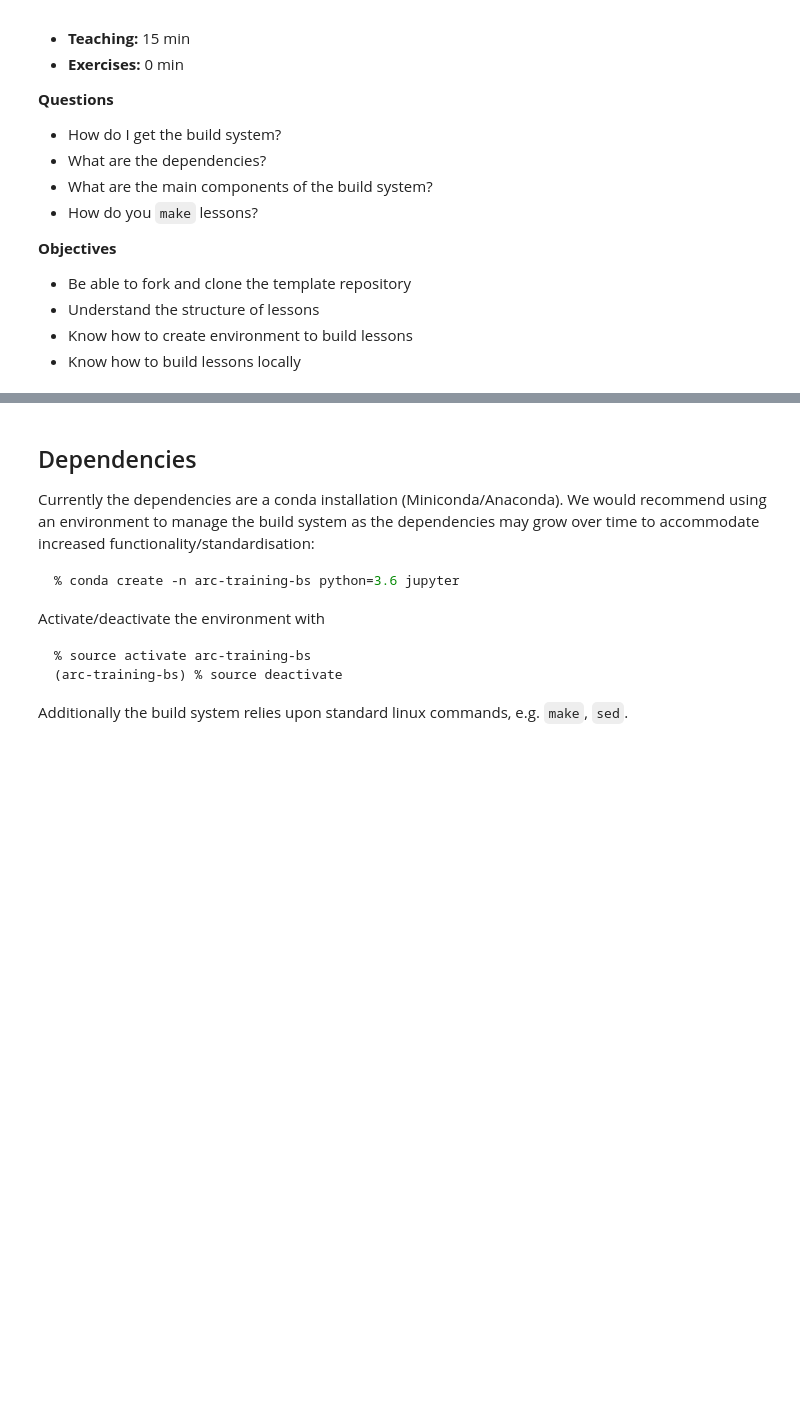
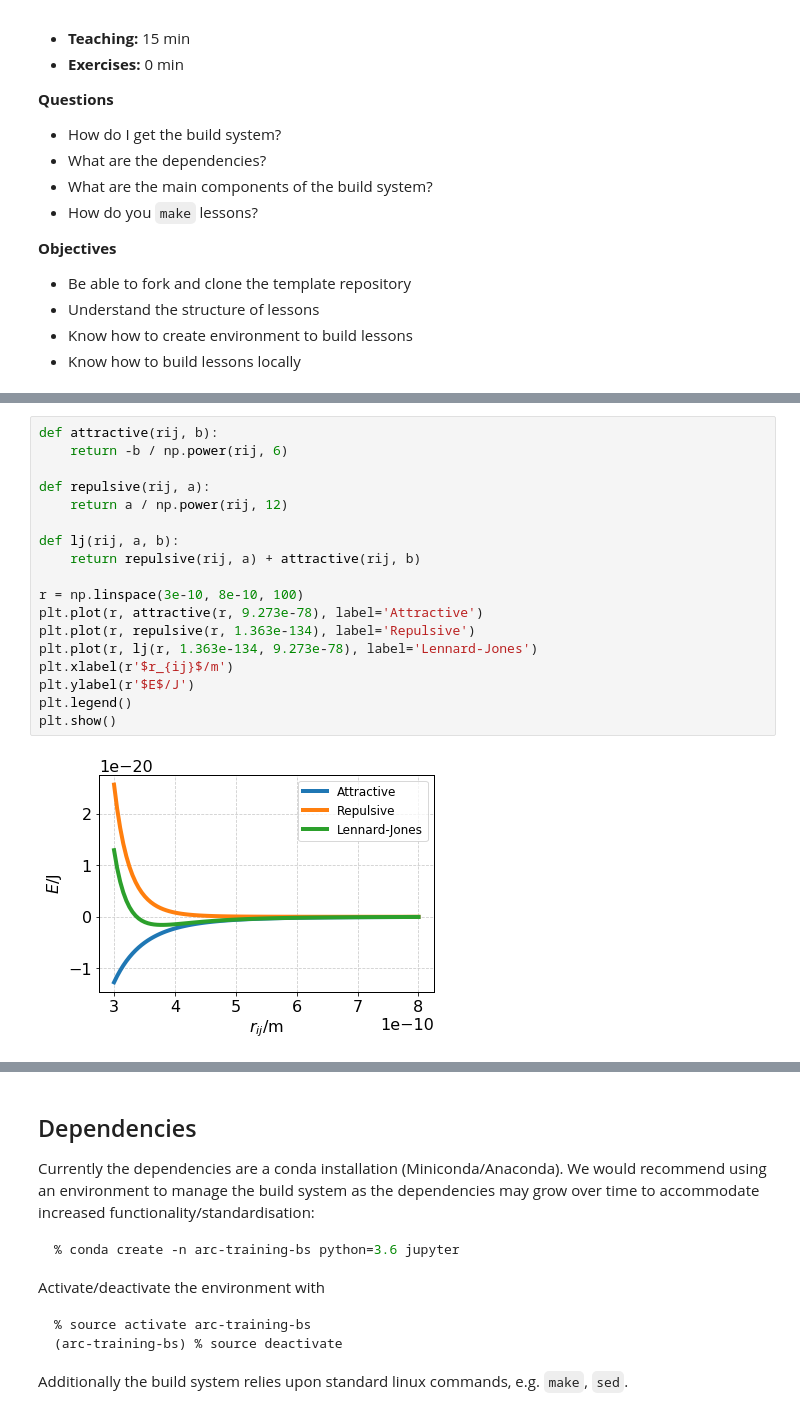
Before and after one commit to timsnow/sim_and_scat, a Jupyter notebook: notebooks_plain/02_episode.ipynb, the cells around one changed output, grey strips where cells are left out. Saved outputs shown, nothing was run; the diff lists cells and outputs as text; blank space fills up the shorter version.

```diff
--- a/notebooks_plain/02_episode.ipynb
+++ b/notebooks_plain/02_episode.ipynb
@@ -75,0 +99,20 @@ plt.show()
+# %%
+def attractive(rij, b):
+    return -b / np.power(rij, 6)
+
+def repulsive(rij, a):
+    return a / np.power(rij, 12)
+
+def lj(rij, a, b):
+    return repulsive(rij, a) + attractive(rij, b)
+
+r = np.linspace(3e-10, 8e-10, 100)
+plt.plot(r, attractive(r, 9.273e-78), label='Attractive')
+plt.plot(r, repulsive(r, 1.363e-134), label='Repulsive')
+plt.plot(r, lj(r, 1.363e-134, 9.273e-78), label='Lennard-Jones')
+plt.xlabel(r'$r_{ij}$/m')
+plt.ylabel(r'$E$/J')
+plt.legend()
+plt.show()
+# %% [output]
+[figure, added]
```
Also changed, not shown: parts of 6 cells of this notebook, 3 other files.
